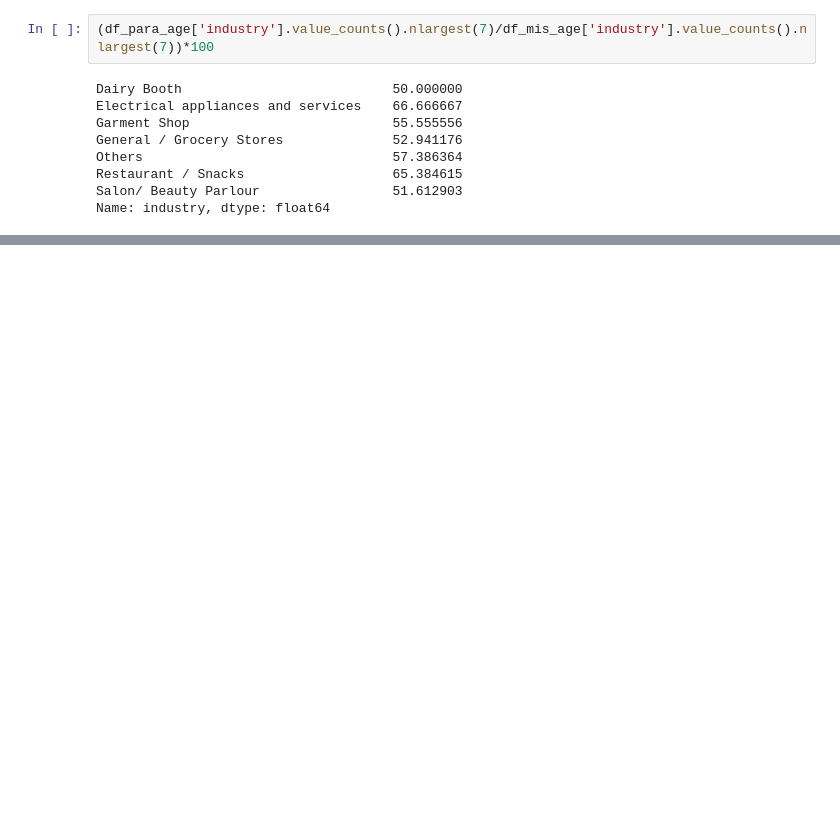
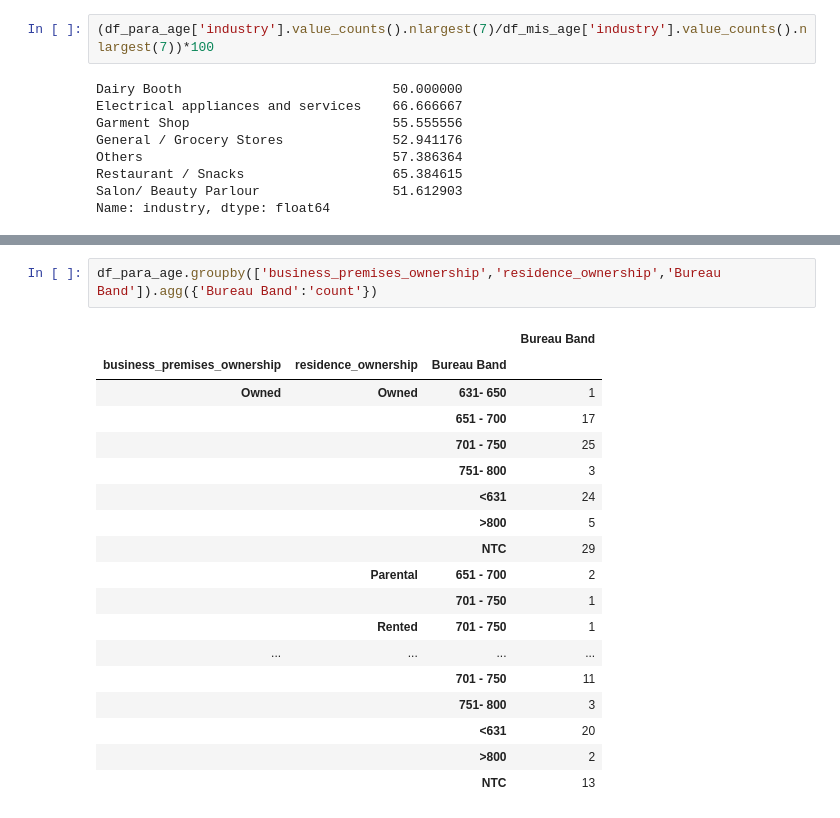
Before and after one commit to ash-captain26/githubtest, a Jupyter notebook: Untitled.ipynb, the cells around one changed output, grey strips where cells are left out. Saved outputs shown, nothing was run; the diff lists cells and outputs as text; blank space fills up the shorter version.

```diff
--- a/Untitled.ipynb
+++ b/Untitled.ipynb
@@ -159 +212,22 @@ Name: industry, dtype: float64
+# %%
+df_para_age.groupby(['business_premises_ownership','residence_ownership','Bureau Band']).agg({'Bureau Band':'count'})
+# %% [output]
+|  |  |  | Bureau Band |
+| business_premises_ownership | residence_ownership | Bureau Band |  |
+| Owned | Owned | 631- 650 | 1 |
+|  |  | 651 - 700 | 17 |
+|  |  | 701 - 750 | 25 |
+|  |  | 751- 800 | 3 |
+|  |  | <631 | 24 |
+|  |  | >800 | 5 |
+|  |  | NTC | 29 |
+|  | Parental | 651 - 700 | 2 |
+|  |  | 701 - 750 | 1 |
+|  | Rented | 701 - 750 | 1 |
+| ... | ... | ... | ... |
+|  |  | 701 - 750 | 11 |
+|  |  | 751- 800 | 3 |
+|  |  | <631 | 20 |
+|  |  | >800 | 2 |
+|  |  | NTC | 13 |
 # %%
```
Also changed, not shown: parts of 19 cells of this notebook.
